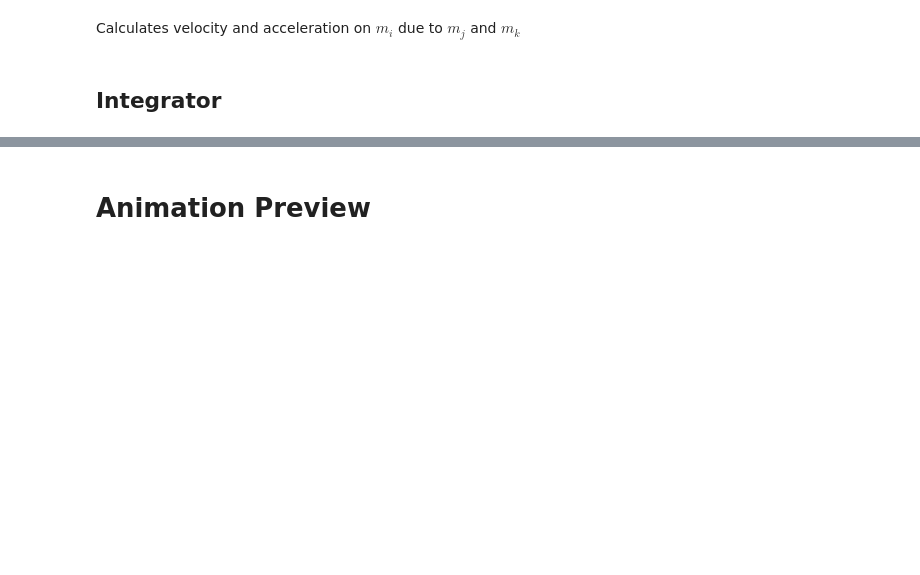
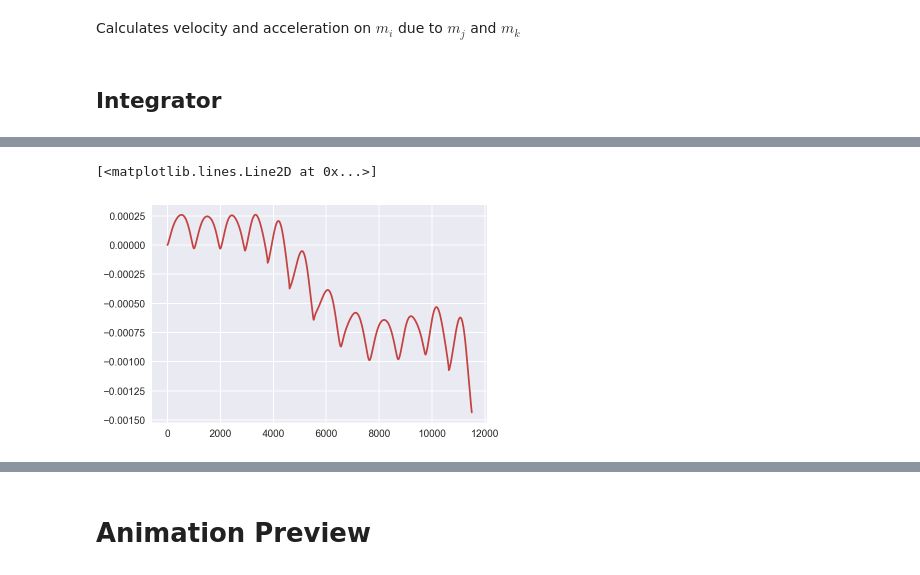
Before and after one commit to icweaver/moon-orbit, a Jupyter notebook: orbit.ipynb, the cells around one changed output, grey strips where cells are left out. Drawn from its saved outputs; the diff is of its cells as text; code cells hidden in the pictures; blank space fills up the shorter version.

```diff
--- a/orbit.ipynb
+++ b/orbit.ipynb
@@ -169 +282,45 @@ m1_coord, m2_coord, m3_coord = run_orb(q, host_mass, scndry_mass, scndry_x, \
+# %%
+def get_U(m_i, r_i, m_j, r_j, m_k, r_k):
+    r_ij = np.linalg.norm(r_j - r_i)
+    r_ik = np.linalg.norm(r_k - r_i)
+
+    if (r_ij != 0.0 and r_ik != 0.0):
+        U_ij = -G * m_i*m_j / r_ij
+        U_ik = -G * m_i*m_k / r_ik
+    else:
+        U_ij, U_ik = 0.0, 0.0 # will use later for collision detection
+
+    return U_ij + U_ik
+
+total_U = []
+for t in range(len(time)):
+    U_1 = get_U(m_1, m1_coord[t][:2], m_2, m2_coord[t][:2], m_3, m3_coord[t][:2])
+    U_2 = get_U(m_2, m2_coord[t][:2], m_1, m1_coord[t][:2], m_2, m2_coord[t][:2])
+    U_3 = get_U(m_3, m3_coord[t][:2], m_1, m1_coord[t][:2], m_2, m2_coord[t][:2])
+
+    U_tot = U_1 + U_2 + U_3
+    total_U.append(U_tot)
+total_U = np.array(total_U)
+
+def get_K(t):
+    v_1 = np.linalg.norm(m1_coord[t][2:])
+    v_2 = np.linalg.norm(m2_coord[t][2:])
+    v_3 = np.linalg.norm(m3_coord[t][2:])
+
+    K_t = 0.5 * (m_1*v_1**2 + m_2*v_2**2 + m_3*v_3**2)
+
+    return K_t
+
+total_K = []
+for t in range(len(time)):
+    K_t = get_K(t)
+    total_K.append(K_t)
+total_K = np.array(total_K)
+
+total_E = total_K + total_U
+# %%
+plt.plot((total_E - total_E[0])/total_E[0])
+# %% [output]
+[<matplotlib.lines.Line2D at 0x...>]
+[figure, added]
 # %% [markdown]
```
Also changed, not shown: parts of 24 cells of this notebook, 2 other files.
